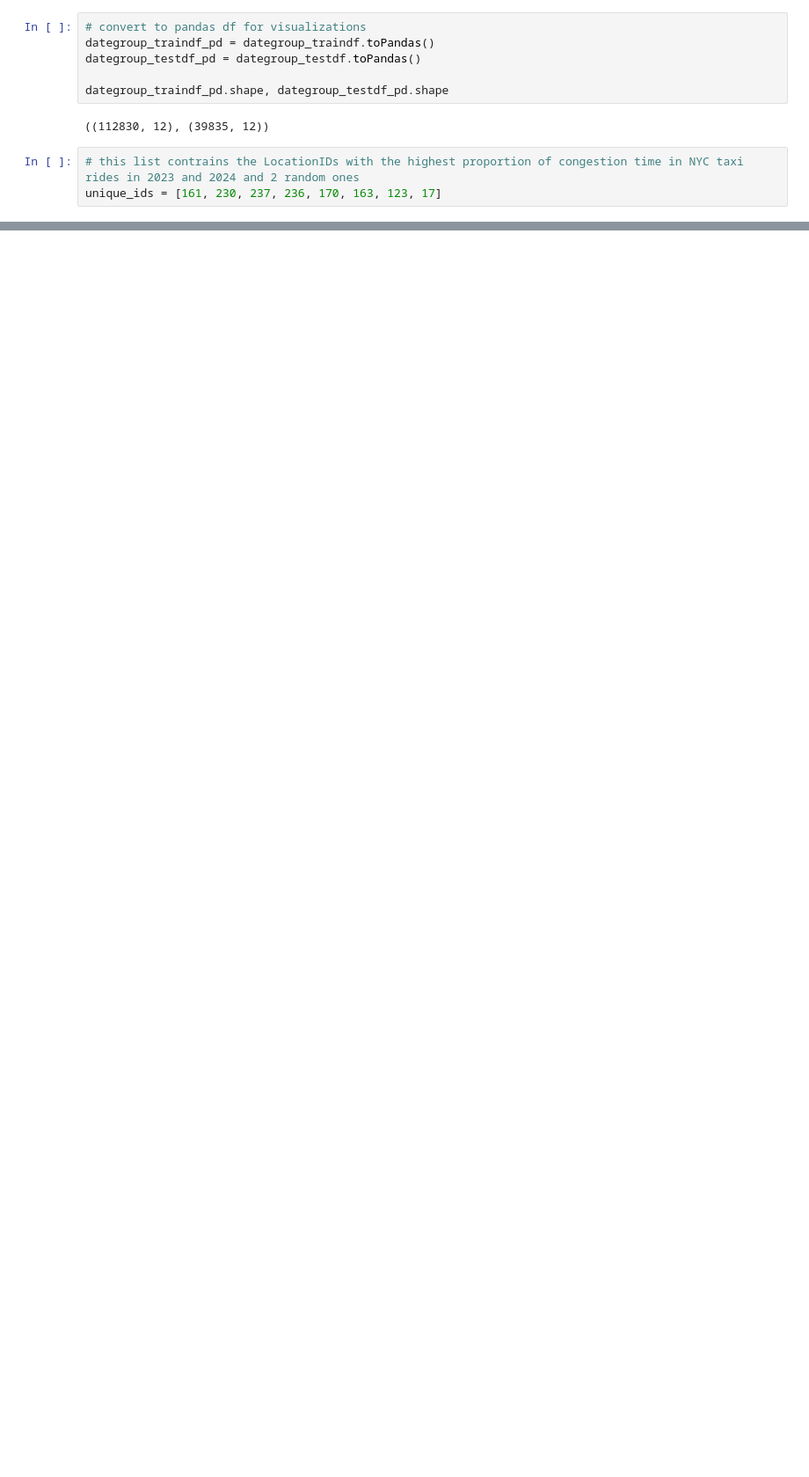
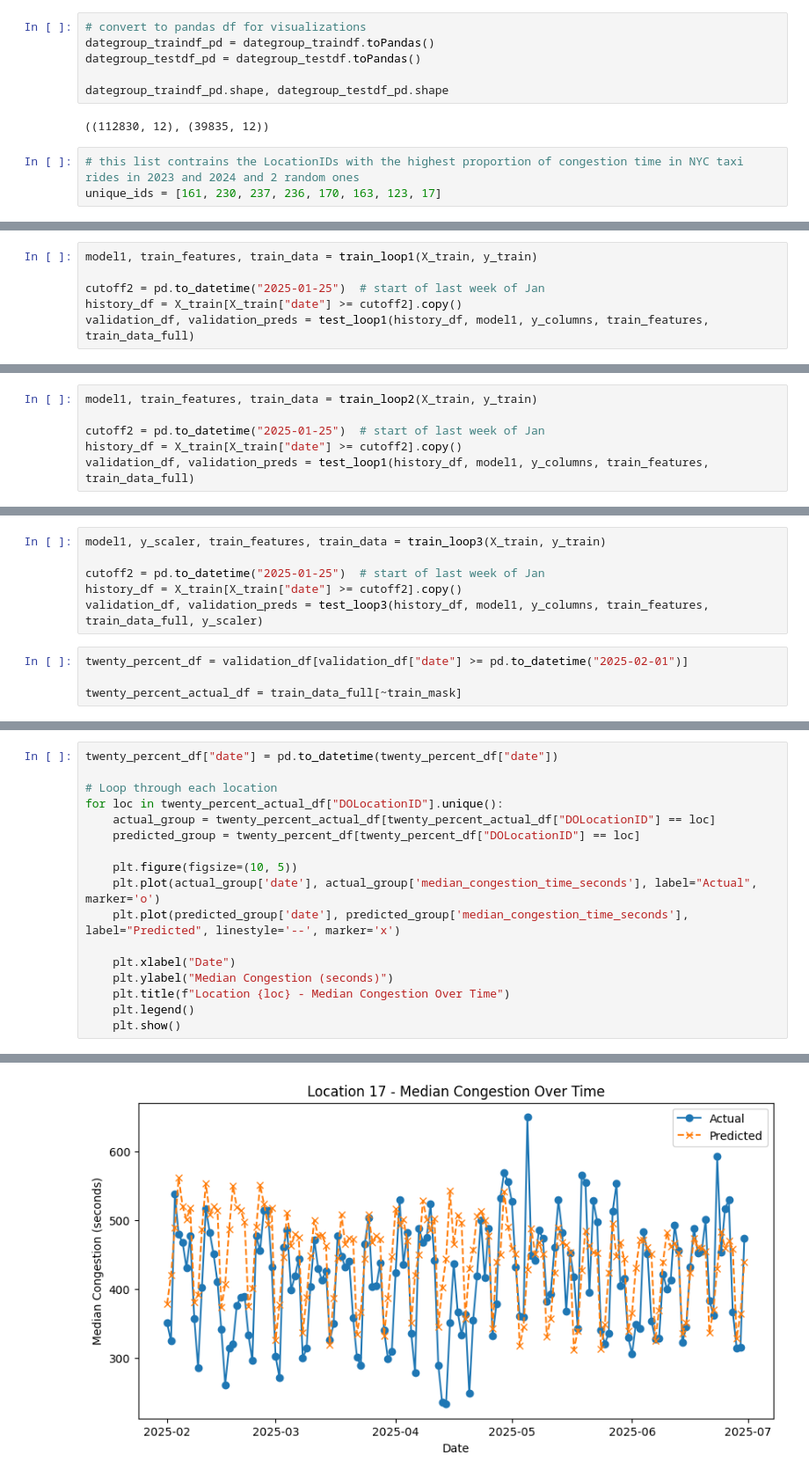
Before and after one commit to cookie-monsta23/MAST30034-Assignment-1, a Jupyter notebook: notebooks/Assignment_1.ipynb, the cells around one changed output, grey strips where cells are left out. Shown at 88% size. Drawn from its saved outputs; the diff is of its cells as text; blank space fills up the shorter version.

```diff
--- a/notebooks/Assignment_1.ipynb
+++ b/notebooks/Assignment_1.ipynb
@@ -1145,0 +822,6 @@ Name: count, dtype: int64
+# %%
+model1, train_features, train_data = train_loop1(X_train, y_train)
+
+cutoff2 = pd.to_datetime("2025-01-25")  # start of last week of Jan
+history_df = X_train[X_train["date"] >= cutoff2].copy()
+validation_df, validation_preds = test_loop1(history_df, model1, y_columns, train_features, train_data_full)
@@ -1145,0 +882,6 @@ Name: count, dtype: int64
+# %%
+model1, train_features, train_data = train_loop2(X_train, y_train)
+
+cutoff2 = pd.to_datetime("2025-01-25")  # start of last week of Jan
+history_df = X_train[X_train["date"] >= cutoff2].copy()
+validation_df, validation_preds = test_loop1(history_df, model1, y_columns, train_features, train_data_full)
@@ -1145,0 +1026,10 @@ Name: count, dtype: int64
+# %%
+model1, y_scaler, train_features, train_data = train_loop3(X_train, y_train)
+
+cutoff2 = pd.to_datetime("2025-01-25")  # start of last week of Jan
+history_df = X_train[X_train["date"] >= cutoff2].copy()
+validation_df, validation_preds = test_loop3(history_df, model1, y_columns, train_features, train_data_full, y_scaler)
+# %%
+twenty_percent_df = validation_df[validation_df["date"] >= pd.to_datetime("2025-02-01")]
+
+twenty_percent_actual_df = train_data_full[~train_mask]
@@ -1145,0 +1044,18 @@ Name: count, dtype: int64
+# %%
+twenty_percent_df["date"] = pd.to_datetime(twenty_percent_df["date"])
+
+# Loop through each location
+for loc in twenty_percent_actual_df["DOLocationID"].unique():
+    actual_group = twenty_percent_actual_df[twenty_percent_actual_df["DOLocationID"] == loc]
+    predicted_group = twenty_percent_df[twenty_percent_df["DOLocationID"] == loc]
+
+    plt.figure(figsize=(10, 5))
+    plt.plot(actual_group['date'], actual_group['median_congestion_time_seconds'], label="Actual", marker='o')
+    plt.plot(predicted_group['date'], predicted_group['median_congestion_time_seconds'], label="Predicted", linestyle='--', marker='x')
+
+    plt.xlabel("Date")
+    plt.ylabel("Median Congestion (seconds)")
+    plt.title(f"Location {loc} - Median Congestion Over Time")
+    plt.legend()
+    plt.show()
+# %% [output]
@@ -1145,0 +1067 @@ Name: count, dtype: int64
+[figure, added]
```
Also changed, not shown: parts of 84 cells of this notebook, 4 other files.
